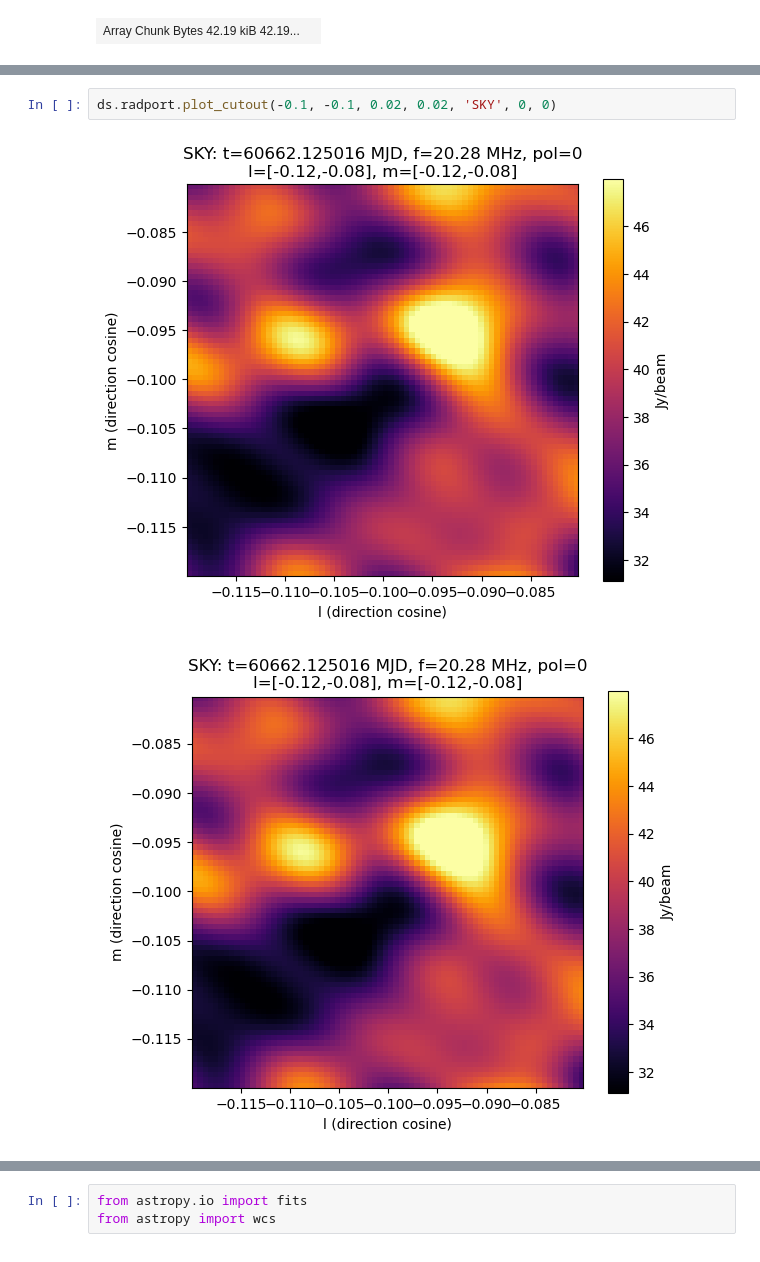
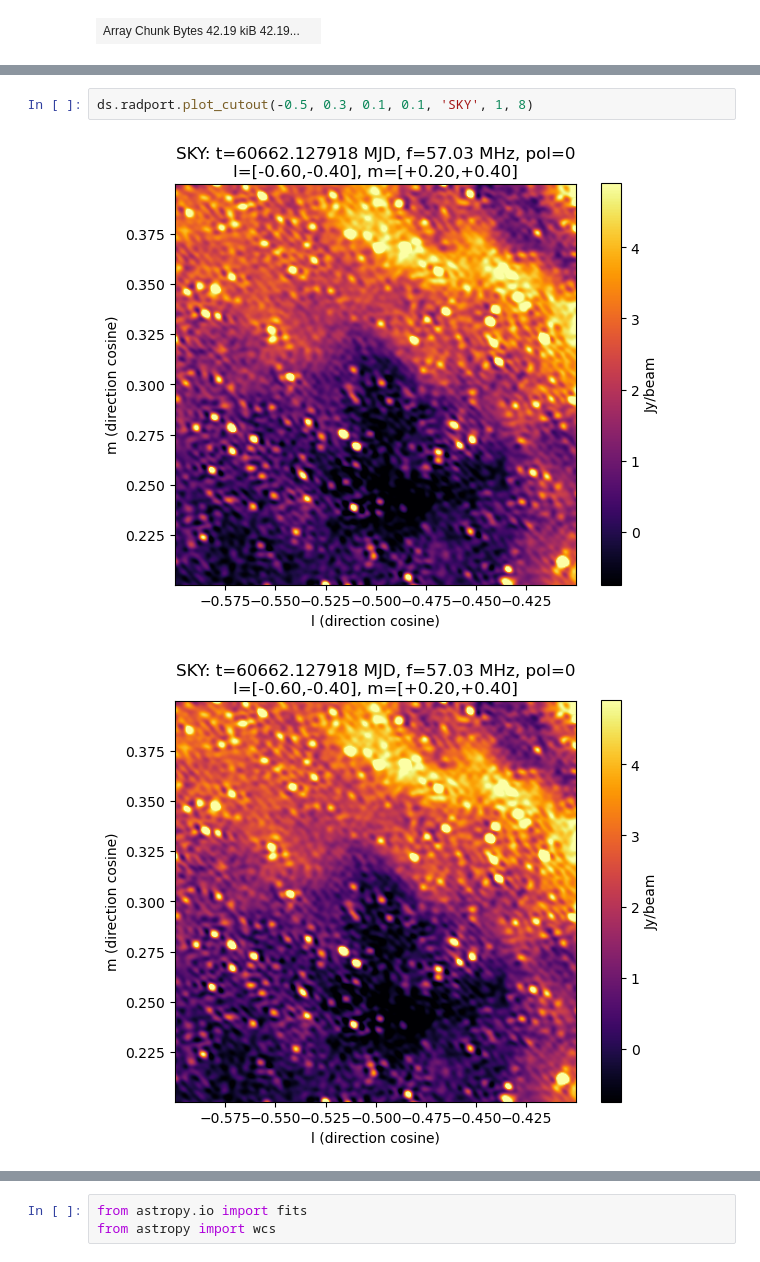
Before and after one commit to uw-ssec/ovro-lwa-portal, a Jupyter notebook: notebooks/radport_test.ipynb, the cells around one changed output, grey strips where cells are left out. Saved outputs shown, nothing was run; the diff lists cells and outputs as text.

Commit message:
playing with radport

```diff
--- a/notebooks/radport_test.ipynb
+++ b/notebooks/radport_test.ipynb
@@ -106,7 +106,7 @@ ds.radport.plot_cutout(
 File:      ~/anaconda3arm/envs/py312/lib/python3.12/site-packages/ovro_lwa_portal/accessor.py
 Type:      method
 # %%
-ds.radport.plot_cutout(-0.1, -0.1, 0.02, 0.02, 'SKY', 0, 0)
+ds.radport.plot_cutout(-0.5, 0.3, 0.1, 0.1, 'SKY', 1, 8)
 # %% [output]
-[figure, old version]
+[figure, new version]
-[figure, old version]
+[figure, new version]
```
Also changed, not shown: parts of 9 cells of this notebook.
